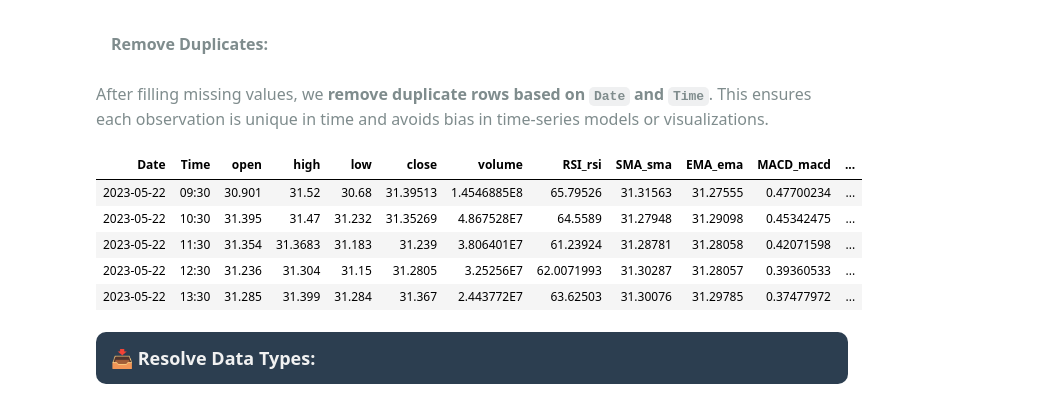
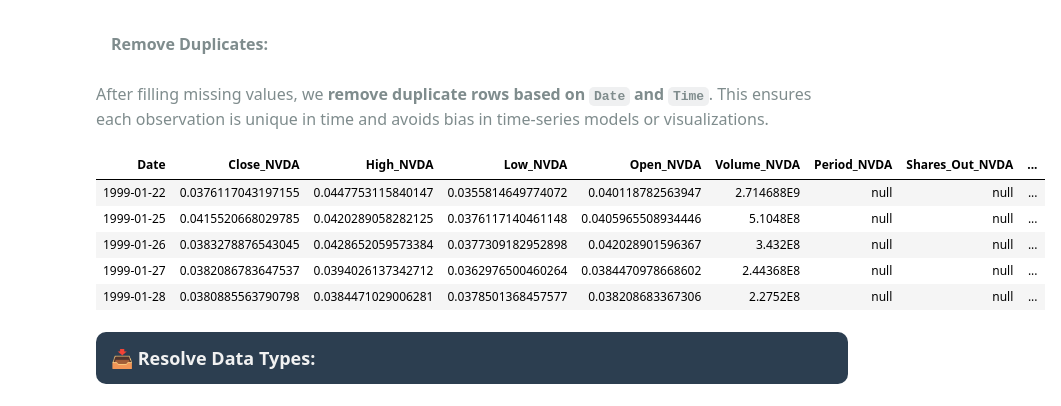
Before and after one commit to TiagoPedrotkd/BDA_SMV, a Jupyter notebook: notebooks/EDA.ipynb, the cells around one changed output. Drawn from its saved outputs; the diff is of its cells as text; code cells hidden in the pictures.

```diff
--- a/notebooks/EDA.ipynb
+++ b/notebooks/EDA.ipynb
@@ -310,9 +326,9 @@ df = df.withColumn("close", last("close", ignorenulls=True).over(window_spec)) \
     Volume is forward-filled to preserve trend consistency. In financial time series, volume spikes or drops can affect momentum indicators — forward-filling helps stabilize trend-based models.
 </p>
 # %%
-window_spec = Window.orderBy("Date", "Time").rowsBetween(-sys.maxsize, 0)
+window_spec = Window.orderBy("Date").rowsBetween(-sys.maxsize, 0)
 
-df = df.withColumn("volume", last("volume", ignorenulls=True).over(window_spec))
+df = df.withColumn("Volume_NVDA", last("Volume_NVDA", ignorenulls=True).over(window_spec))
 # %% [markdown]
 <p style="font-size: 16px; color: #7f8c8d; padding: 15px;">
     <strong><code>RSI_rsi</code>, <code>SMA_sma</code>, <code>EMA_ema</code>, <code>MACD_macd</code>, <code>MACD_macd_signal</code>, <code>MACD_macd_hist</code>, <code>STOCH_slow_k</code>, <code>STOCH_slow_d</code>:</strong>
@@ -321,15 +337,15 @@ df = df.withColumn("volume", last("volume", ignorenulls=True).over(window_spec))
     These are momentum and trend indicators. Since they are calculated over historical windows, missing values typically occur at the beginning. We apply <strong>forward-fill</strong> to prevent disruption in pattern recognition and signal generation.
 </p>
 # %%
-momentum_indicators = [
-    "RSI_rsi", "SMA_sma", "EMA_ema",
-    "MACD_macd", "MACD_macd_signal", "MACD_macd_hist",
-    "STOCH_slow_k", "STOCH_slow_d"
-]
+# momentum_indicators = [
+#     "RSI_rsi", "SMA_sma", "EMA_ema",
+#     "MACD_macd", "MACD_macd_signal", "MACD_macd_hist",
+#     "STOCH_slow_k", "STOCH_slow_d"
+# ]
 
-window_spec = Window.orderBy("Date", "Time").rowsBetween(-sys.maxsize, 0)
-for indicator in momentum_indicators:
-    df = df.withColumn(indicator, last(col(indicator), ignorenulls=True).over(window_spec))
+# window_spec = Window.orderBy("Date", "Time").rowsBetween(-sys.maxsize, 0)
+# for indicator in momentum_indicators:
+#     df = df.withColumn(indicator, last(col(indicator), ignorenulls=True).over(window_spec))
 # %% [markdown]
 <p style="font-size: 16px; color: #7f8c8d; padding: 15px;">
     <strong><code>ADX_adx</code>, <code>CCI_cci</code>, <code>ATR_atr</code>:</strong>
@@ -338,12 +354,12 @@ for indicator in momentum_indicators:
     These indicators are also filled forward to maintain stability in the signals. They help identify trend strength and volatility, so maintaining consistency is essential.
 </p>
 # %%
-volatility_indicators = ["ADX_adx", "CCI_cci", "ATR_atr"]
+# volatility_indicators = ["ADX_adx", "CCI_cci", "ATR_atr"]
 
-window_spec = Window.orderBy("Date", "Time").rowsBetween(-sys.maxsize, 0)
+# window_spec = Window.orderBy("Date", "Time").rowsBetween(-sys.maxsize, 0)
 
-for col_name in volatility_indicators:
-    df = df.withColumn(col_name, last(col(col_name), ignorenulls=True).over(window_spec))
+# for col_name in volatility_indicators:
+#     df = df.withColumn(col_name, last(col(col_name), ignorenulls=True).over(window_spec))
 # %% [markdown]
 <p style="font-size: 16px; color: #7f8c8d; padding: 15px;">
     <strong><code>BBANDS_upper_band</code>, <code>BBANDS_middle_band</code>, <code>BBANDS_lower_band</code>:</strong>
@@ -352,12 +368,12 @@ for col_name in volatility_indicators:
     Bollinger Bands depend on recent price movement. Missing values are forward-filled to ensure that volatility bands remain accurate and that trading strategies relying on band breakouts are not disrupted.
 </p>
 # %%
-bollinger_cols = ["BBANDS_upper_band", "BBANDS_middle_band", "BBANDS_lower_band"]
+# bollinger_cols = ["BBANDS_upper_band", "BBANDS_middle_band", "BBANDS_lower_band"]
 
-window_spec = Window.orderBy("Date", "Time").rowsBetween(-sys.maxsize, 0)
+# window_spec = Window.orderBy("Date", "Time").rowsBetween(-sys.maxsize, 0)
 
-for bband in bollinger_cols:
-    df = df.withColumn(bband, last(col(bband), ignorenulls=True).over(window_spec))
+# for bband in bollinger_cols:
+#     df = df.withColumn(bband, last(col(bband), ignorenulls=True).over(window_spec))
 # %% [markdown]
 <p style="font-size: 16px; color: #7f8c8d; padding: 15px;">
     <strong>Remove Duplicates:</strong>
@@ -366,20 +382,20 @@ for bband in bollinger_cols:
     After filling missing values, we <strong>remove duplicate rows based on <code>Date</code> and <code>Time</code></strong>. This ensures each observation is unique in time and avoids bias in time-series models or visualizations.
 </p>
 # %%
-numeric_cols = [col_name for col_name in df.columns if col_name not in ["Date", "Time"]]
+numeric_cols = [col_name for col_name in df.columns if col_name not in ["Date"]]
 
-df_aggregated = df.groupBy("Date", "Time").agg(
+df_aggregated = df.groupBy("Date").agg(
     *[avg(col_name).alias(col_name) for col_name in numeric_cols]
 )
 
 display(df_aggregated.limit(5))
 # %% [output]
-| Date | Time | open | high | low | close | volume | RSI_rsi | SMA_sma | EMA_ema | MACD_macd | ... |
-| 2023-05-22 | 09:30 | 30.901 | 31.52 | 30.68 | 31.39513 | 1.4546885E8 | 65.79526 | 31.31563 | 31.27555 | 0.47700234 | ... |
-| 2023-05-22 | 10:30 | 31.395 | 31.47 | 31.232 | 31.35269 | 4.867528E7 | 64.5589 | 31.27948 | 31.29098 | 0.45342475 | ... |
-| 2023-05-22 | 11:30 | 31.354 | 31.3683 | 31.183 | 31.239 | 3.806401E7 | 61.23924 | 31.28781 | 31.28058 | 0.42071598 | ... |
-| 2023-05-22 | 12:30 | 31.236 | 31.304 | 31.15 | 31.2805 | 3.25256E7 | 62.0071993 | 31.30287 | 31.28057 | 0.39360533 | ... |
-| 2023-05-22 | 13:30 | 31.285 | 31.399 | 31.284 | 31.367 | 2.443772E7 | 63.62503 | 31.30076 | 31.29785 | 0.37477972 | ... |
+| Date | Close_NVDA | High_NVDA | Low_NVDA | Open_NVDA | Volume_NVDA | Period_NVDA | Shares_Out_NVDA | ... |
+| 1999-01-22 | 0.0376117043197155 | 0.0447753115840147 | 0.0355814649774072 | 0.040118782563947 | 2.714688E9 | null | null | ... |
+| 1999-01-25 | 0.0415520668029785 | 0.0420289058282125 | 0.0376117140461148 | 0.0405965508934446 | 5.1048E8 | null | null | ... |
+| 1999-01-26 | 0.0383278876543045 | 0.0428652059573384 | 0.0377309182952898 | 0.042028901596367 | 3.432E8 | null | null | ... |
+| 1999-01-27 | 0.0382086783647537 | 0.0394026137342712 | 0.0362976500460264 | 0.0384470978668602 | 2.44368E8 | null | null | ... |
+| 1999-01-28 | 0.0380885563790798 | 0.0384471029006281 | 0.0378501368457577 | 0.038208683367306 | 2.2752E8 | null | null | ... |
 # %% [markdown]
 <p style="font-size: 18px; color: #f1f1f1; background: #2c3e50; padding: 15px; border-radius: 10px;">
     📥 <strong>Resolve Data Types:</strong>
```
Also changed, not shown: parts of 22 cells of this notebook, 23 other files.
